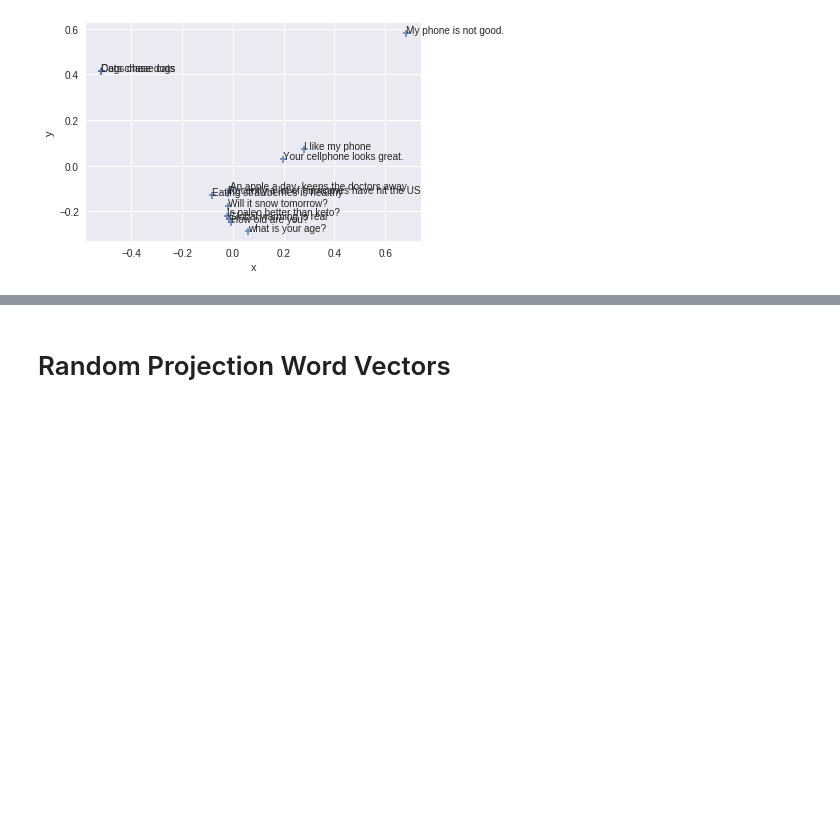
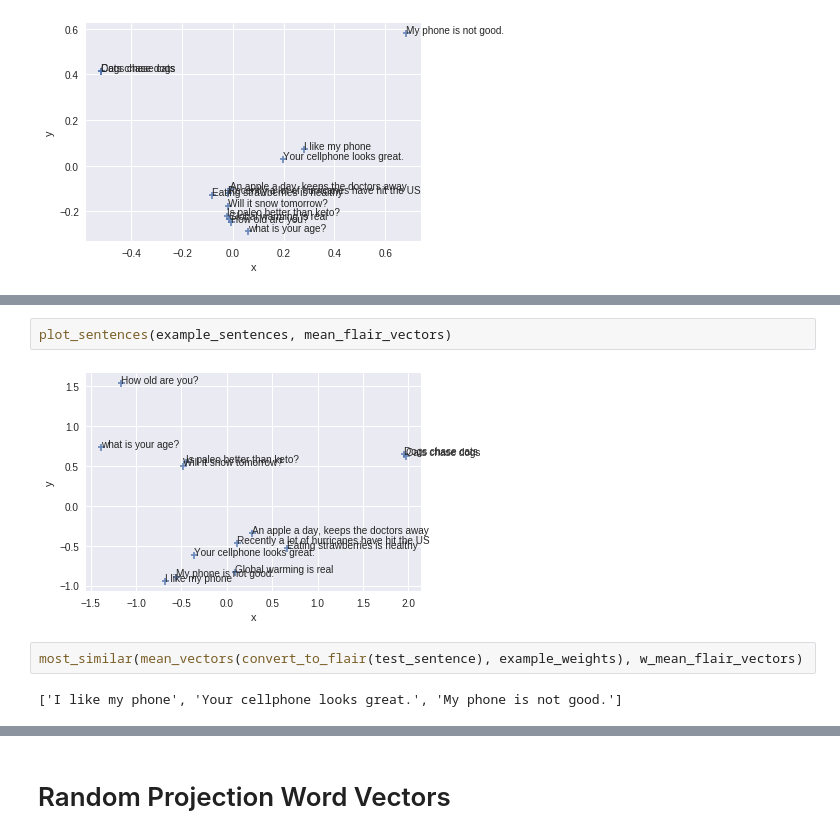
Before and after one commit to mohammedterry/NLP_for_ML, a Jupyter notebook: Sentence_Embeddings.ipynb, the cells around one changed output, grey strips where cells are left out. Saved outputs shown, nothing was run; the diff lists cells and outputs as text; blank space fills up the shorter version.

```diff
--- a/Sentence_Embeddings.ipynb
+++ b/Sentence_Embeddings.ipynb
@@ -501,0 +549,8 @@ plot_sentences(example_sentences, w_mean_numberbatch_vectors)
+# %%
+plot_sentences(example_sentences, mean_flair_vectors)
+# %% [output]
+[figure, added]
+# %%
+most_similar(mean_vectors(convert_to_flair(test_sentence), example_weights), w_mean_flair_vectors)
+# %% [output]
+['I like my phone', 'Your cellphone looks great.', 'My phone is not good.']
```
Also changed, not shown: parts of 45 cells of this notebook.
